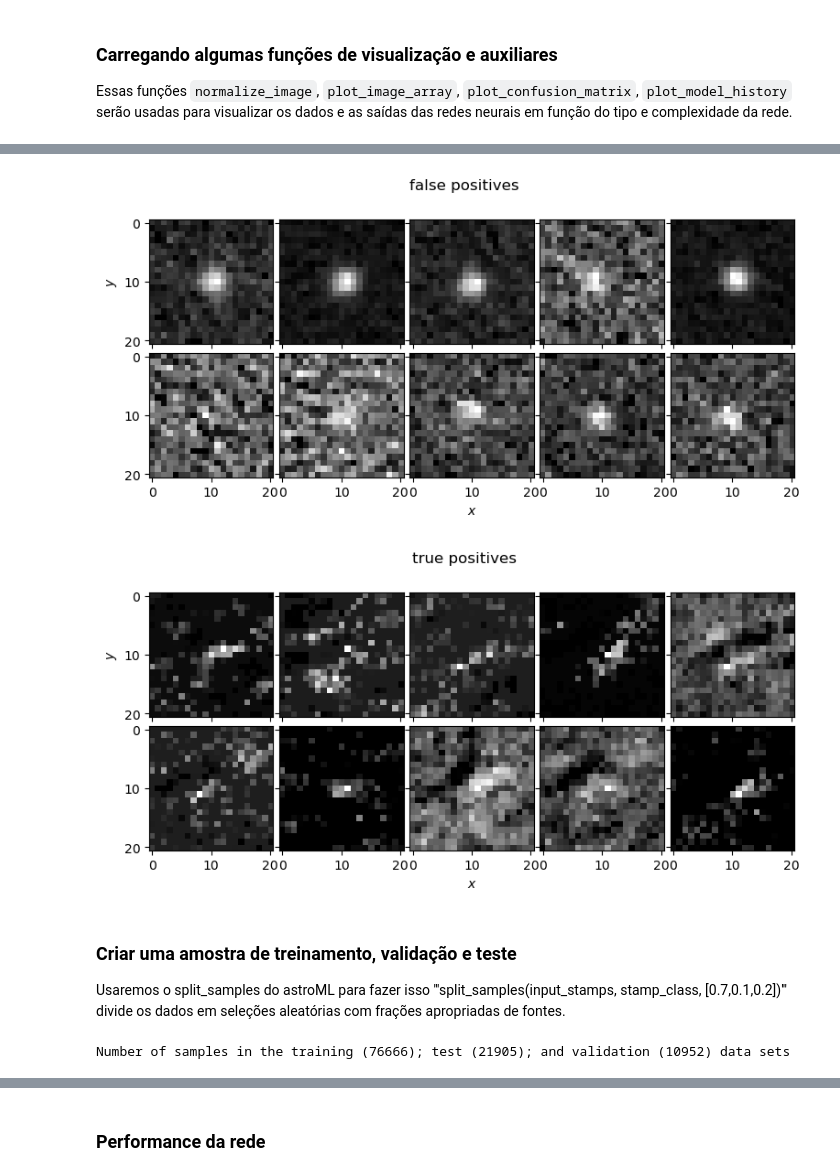
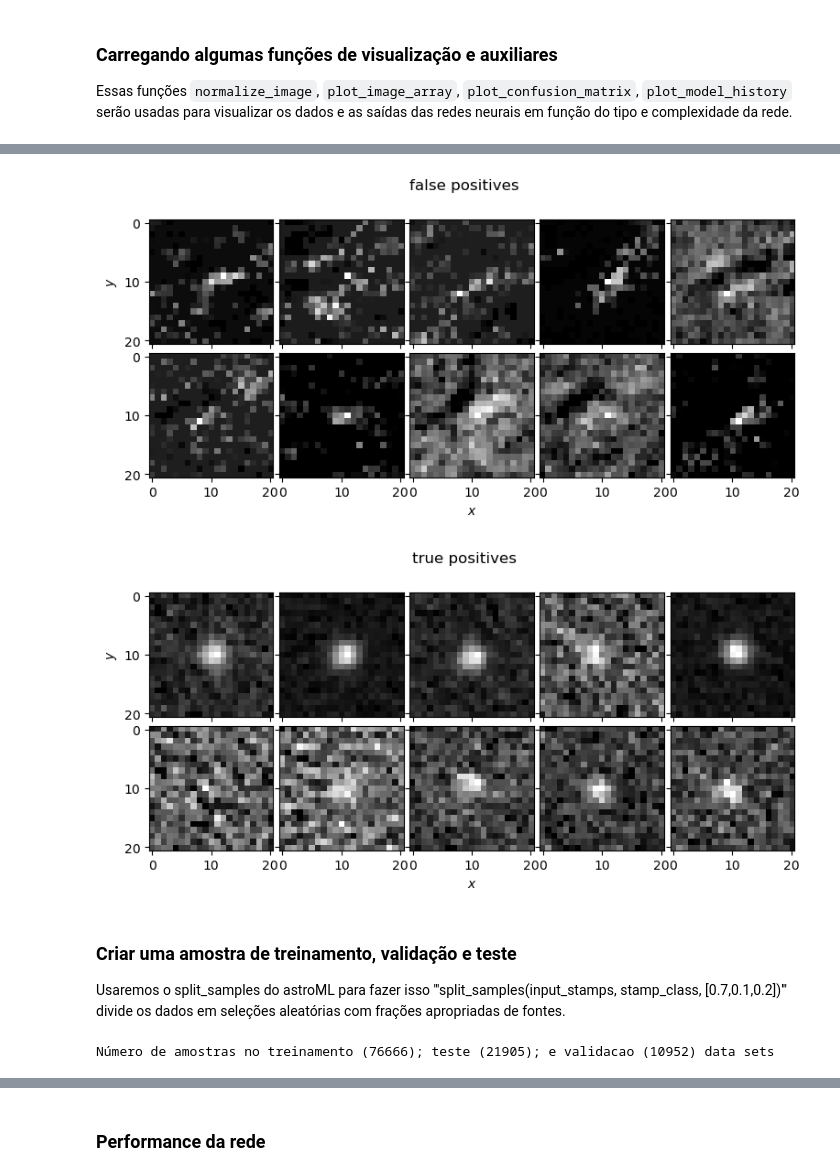
Before and after one commit to helenocampos/curso_ML_astronomia, a Jupyter notebook: Traduzido_astroml_chapter9_Deep_Learning_Classifying_Astronomical_Images.ipynb, the cells around one changed output, grey strips where cells are left out. Cells and saved outputs as stored; diff of their text form; code cells hidden in the pictures.

```diff
--- a/Traduzido_astroml_chapter9_Deep_Learning_Classifying_Astronomical_Images.ipynb
+++ b/Traduzido_astroml_chapter9_Deep_Learning_Classifying_Astronomical_Images.ipynb
@@ -218,12 +208,13 @@ Os dados que estamos usando são retirados de uma pesquisa para NEOs por Lori Al
 # %%
-# Faz o doenload direto, na "força bruta" de imagens de origem e ruído para contornar as limitações de tamanho
-# Para verificação interna de vírus do Google Drive. O download pode levar algum tempo.
+# Faz o download direto, na "força bruta" de imagens de origem e ruído para contornar as limitações de tamanho
+# para verificação interna de vírus do Google Drive. O download pode levar algum tempo.
 
 import os
 import requests
 
-files = {'sources': (os.path.join('data', 'stamps_noise.npy'), '1UT2BCf-IDUEpvTmcU4bq6nDcY3Ayw5vJ'),
-         'noise': (os.path.join('data', 'stamps_sources.npy'), '1cZaMCA0z_nPX6GB_meLGouwOidEROcwc')}
+files = {'sources': (os.path.join('data', 'stamps_sources.npy'), '1cZaMCA0z_nPX6GB_meLGouwOidEROcwc'),
+         'noise': (os.path.join('data', 'stamps_noise.npy'), '1UT2BCf-IDUEpvTmcU4bq6nDcY3Ayw5vJ')}
+
 
 for name, file_id in files.values():
     if not os.path.exists(name):
@@ -255,11 +246,11 @@ for image in noise:
     no_point_source_stamps.append(normalize_image(image))
 # %%
 # plot de amostra de imagens
-plot_image_array(no_point_source_stamps, title='falso positivos')
-plot_image_array(point_source_stamps, title='verdadeiro positivos')
+plot_image_array(no_point_source_stamps, title='false positives')
+plot_image_array(point_source_stamps, title='true positives')
 # %% [output]
-[figure, old version]
+[figure, new version]
-[figure, old version]
+[figure, new version]
 # %% [markdown]
 ### Criar uma amostra de treinamento, validação e teste
 
@@ -288,7 +279,7 @@ print ('Número de amostras no treinamento ({}); teste ({}); e validacao ({}) da
                                                                                     data_test.shape[0],
                                                                                    data_val.shape[0]))
 # %% [output]
-Number of samples in the training (76666); test (21905); and validation (10952) data sets
+Número de amostras no treinamento (76666); teste (21905); e validacao (10952) data sets
 # %% [markdown]
 ## Estruturas de rede neural
 
```
Also changed, not shown: parts of 37 cells of this notebook.
